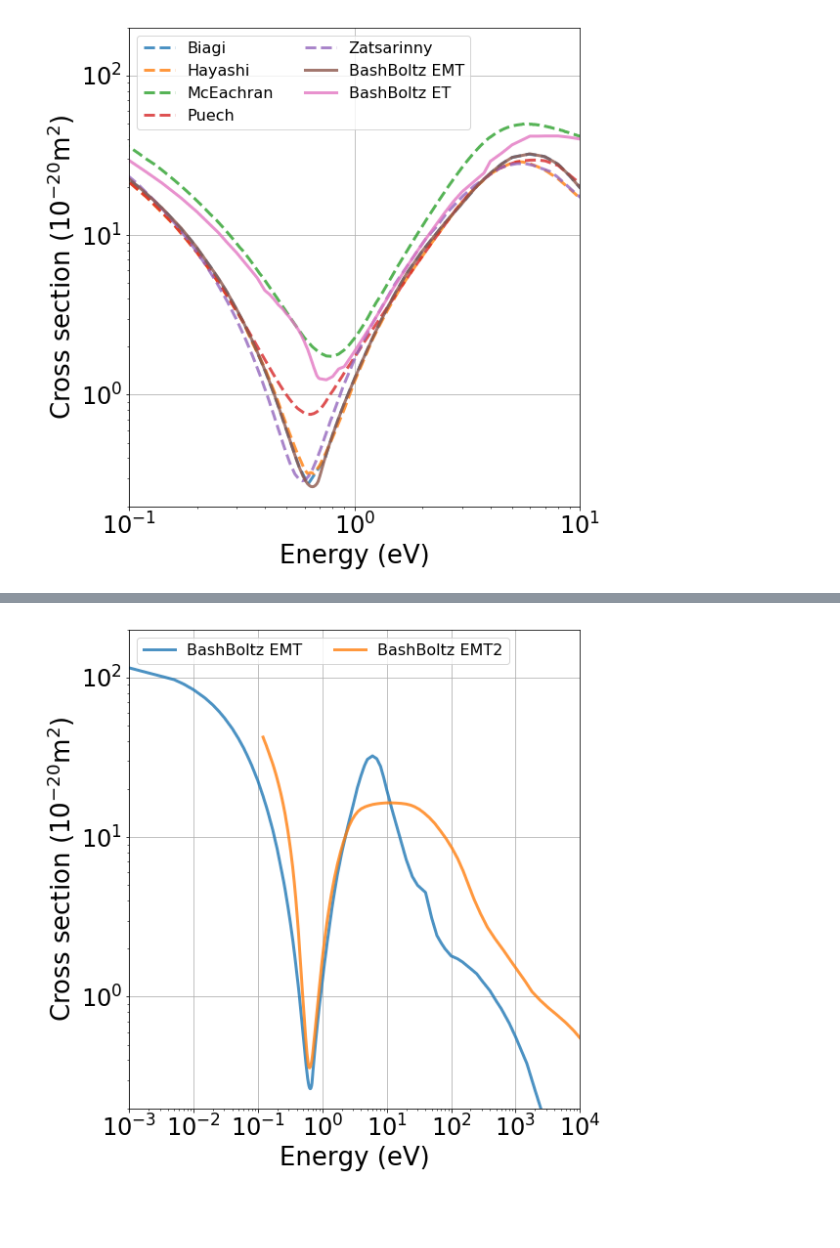
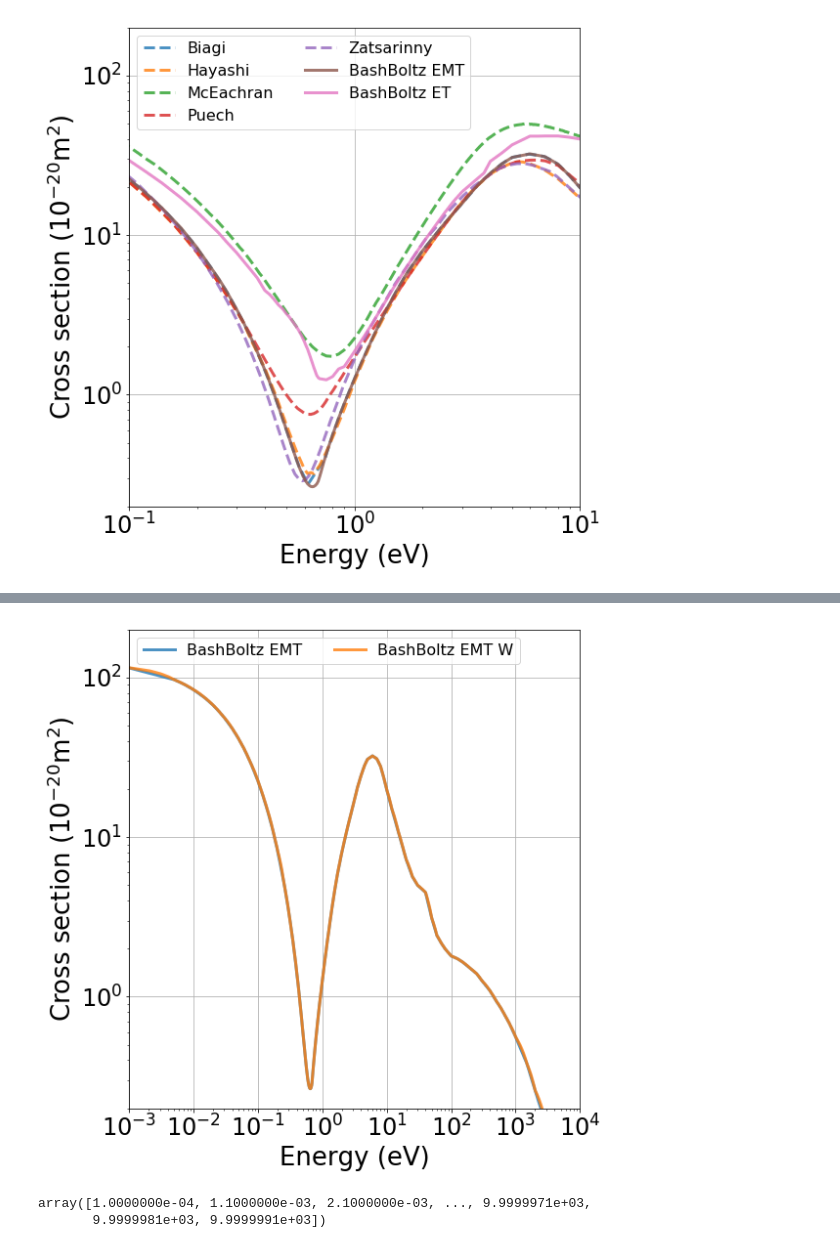
Before and after one commit to AustinMcDonald/GasMixXeHeAr, a Jupyter notebook: MagBoltz-X-section.ipynb, the cells around one changed output, grey strips where cells are left out. Drawn from its saved outputs; the diff is of its cells as text; code cells hidden in the pictures; blank space fills up the shorter version.

```diff
--- a/MagBoltz-X-section.ipynb
+++ b/MagBoltz-X-section.ipynb
@@ -59,4 +23,16 @@ def LxCat_Extract(file_path):
     X = np.array(X)
     Y = np.array(Y)
     return X,Y
+# %%
+###########################
+#########
+#########ELASTIC MOMENTUM TRANSFER, ELASTIC TOTAL, ELASTIC ANGULAR +DISTRIBUTION ( EPSILON)
+######### Importing the cross sections
+###########################
+
+LOC = "/Users/mcdonaldad/Documents/GasMixXeHeAr/X-section-calcs/"
+
+EMT = np.load(LOC+"ELASTIC_MOMENTUM_TRANSFER.npy")
+ET  = np.load(LOC+"ELASTIC_TOTAL.npy")
+EA  = np.load(LOC+"ELASTIC_ANGULAR.npy")
 # %%
@@ -126,28 +125,38 @@ array([0.00e+00, 1.00e-03, 5.00e-03, 7.00e-03, 1.00e-02, 1.50e-02,
 # %%
 plt.figure(figsize=(8,8))
 
-plt.plot(XEN,YMOM,linewidth=3,alpha=0.8,label="BashBoltz EMT")
+plt.plot(EMT[0],EMT[1],linewidth=3,alpha=0.8,label="BashBoltz EMT")
 
-N = 25
-XENavg  = moving_average(XEN,N)
-YMOMavg = moving_average(YMOM,N)
-plt.plot(XENavg,YMOMavg,linewidth=3,alpha=0.8,label="BashBoltz EMT2")
+Xs = np.arange(1e-4, 1e4, 1e-3)
+Ys = np.interp(Xs,EMT[0],EMT[1])
+
+#N = 7
+#Xs = moving_average(EMT[0]        ,N)
+#Ys = moving_average(EMT[1]*Yweight,N)
+plt.plot(Xs,Ys,linewidth=3,alpha=0.8,label="BashBoltz EMT W")
+
 #plt.plot(XEL,YEL,linewidth=3,alpha=0.8,label="BashBoltz ET")
 
 plt.legend(loc='upper left',fontsize=16,ncol=2)
 
 plt.xlabel(r'Energy (eV)',fontsize=26)
 plt.ylabel(r'Cross section (10$^{-20}$m$^2$)',fontsize=26)
 plt.xticks(fontsize=24)
 plt.yticks(fontsize=24)
 plt.grid()
 plt.tight_layout()
 plt.loglog()
 plt.xlim(1e-3,1e4)
 #plt.xlim(1e-1,1e1)
 plt.ylim(2e-1,2e2)
 #plt.savefig("/Users/austinmcdonald/Desktop/GAS_controversy/MB-vel"+".pdf")
 
 plt.show()
 # %% [output]
-[figure, old version]
+[figure, new version]
+# %%
+Xs = np.arange(1e-4, 1e4, 1e-3)
+Xs
+# %% [output]
+array([1.0000000e-04, 1.1000000e-03, 2.1000000e-03, ..., 9.9999971e+03,
+       9.9999981e+03, 9.9999991e+03])
```
Also changed, not shown: parts of 13 cells of this notebook, 4 other files.
